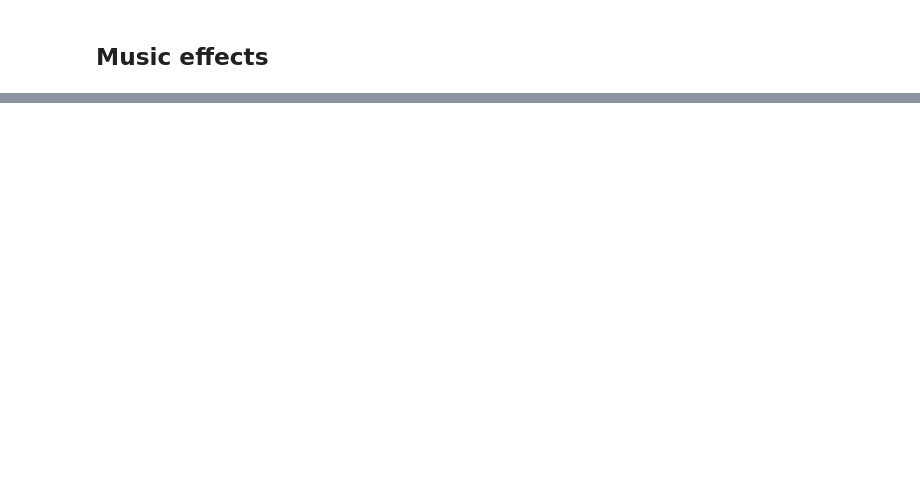
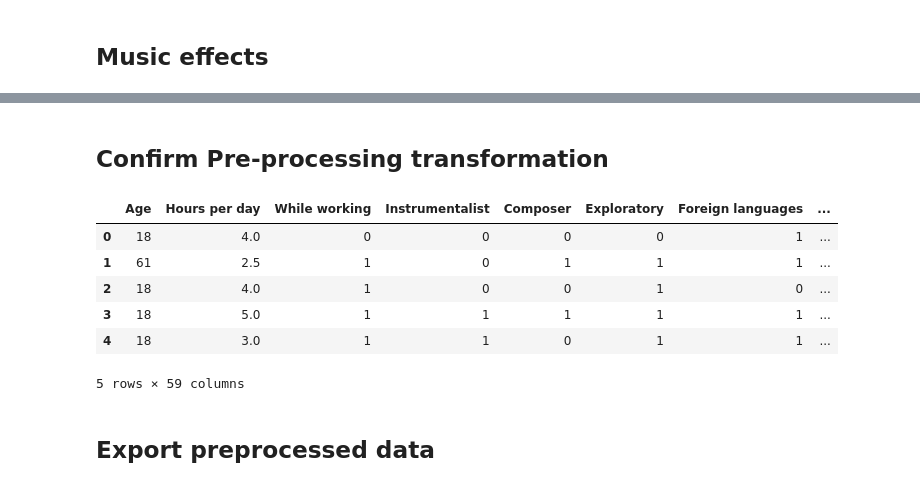
Before and after one commit to ajamkotc/music_therapy_capstone, a Jupyter notebook: notebooks/ml-preprocessing.ipynb, the cells around one changed output, grey strips where cells are left out. Cells and saved outputs as stored; diff of their text form; code cells hidden in the pictures; blank space fills up the shorter version.

Commit message:
Complete preprocessing and export data

```diff
--- a/notebooks/ml-preprocessing.ipynb
+++ b/notebooks/ml-preprocessing.ipynb
@@ -98,0 +224,14 @@ survey_df['Music effects']
+# %% [markdown]
+## Confirm Pre-processing transformation
+# %%
+survey_df.head()
+# %% [output]
+|  | Age | Hours per day | While working | Instrumentalist | Composer | Exploratory | Foreign languages | ... |
+| 0 | 18 | 4.0 | 0 | 0 | 0 | 0 | 1 | ... |
+| 1 | 61 | 2.5 | 1 | 0 | 1 | 1 | 1 | ... |
+| 2 | 18 | 4.0 | 1 | 0 | 0 | 1 | 0 | ... |
+| 3 | 18 | 5.0 | 1 | 1 | 1 | 1 | 1 | ... |
+| 4 | 18 | 3.0 | 1 | 1 | 0 | 1 | 1 | ... |
+5 rows × 59 columns
+# %% [markdown]
+## Export preprocessed data
```
Also changed, not shown: parts of 13 cells of this notebook.
